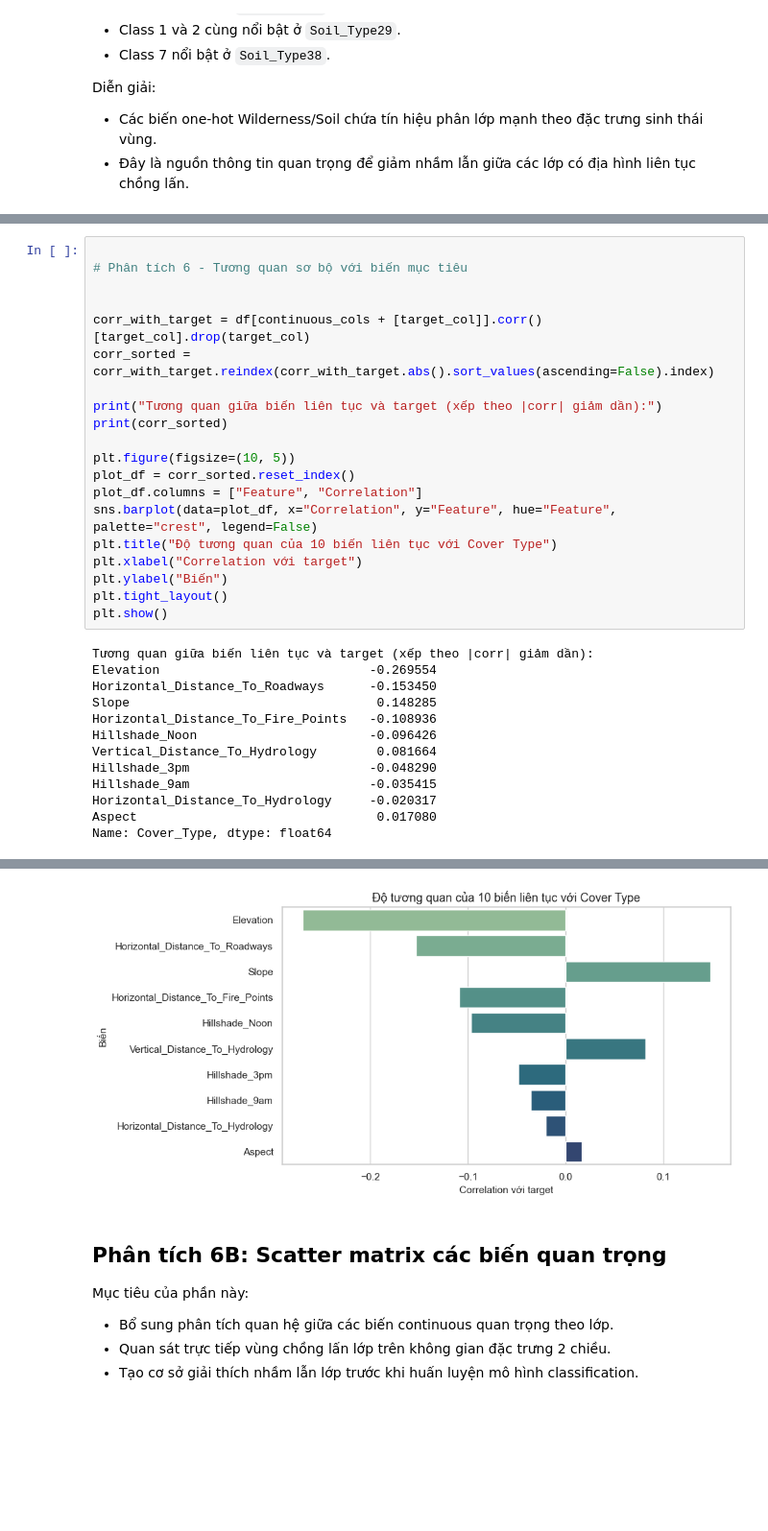
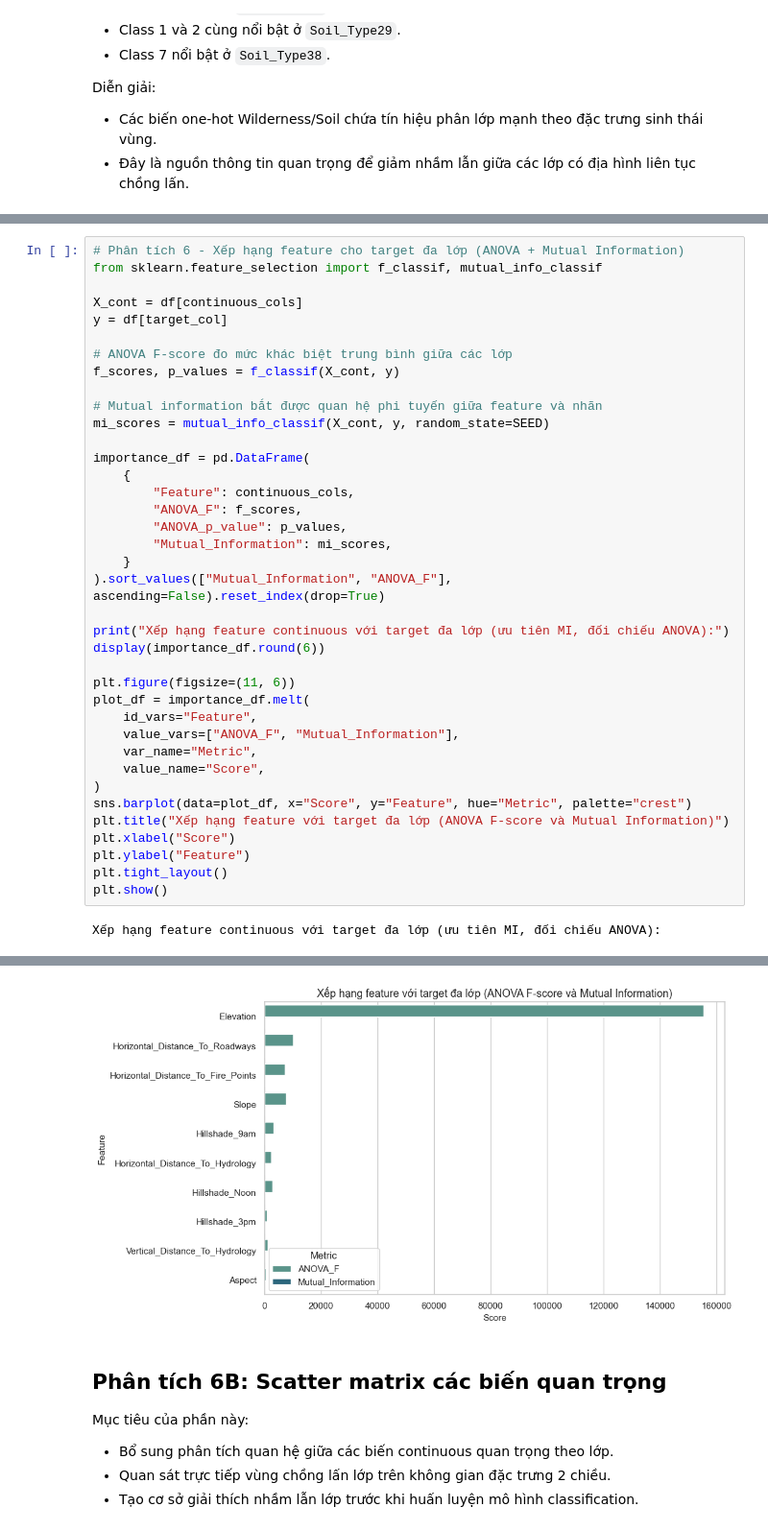
Before and after one commit to nh-atuan/supervised-learning-project, a Jupyter notebook: code/Part2_Classification/eda_preprocessing/01_eda.ipynb, the cells around one changed output, grey strips where cells are left out. Shown at 96% size. Cells and saved outputs as stored; diff of their text form; blank space fills up the shorter version.

```diff
--- a/code/Part2_Classification/eda_preprocessing/01_eda.ipynb
+++ b/code/Part2_Classification/eda_preprocessing/01_eda.ipynb
@@ -493,34 +494,41 @@ Mục tiêu của phần này:
 - Tạo baseline insight trước khi đi vào feature importance từ mô hình.
 # %%
+# Phân tích 6 - Xếp hạng feature cho target đa lớp (ANOVA + Mutual Information)
+from sklearn.feature_selection import f_classif, mutual_info_classif
 
-# Phân tích 6 - Tương quan sơ bộ với biến mục tiêu
+X_cont = df[continuous_cols]
+y = df[target_col]
 
+# ANOVA F-score đo mức khác biệt trung bình giữa các lớp
+f_scores, p_values = f_classif(X_cont, y)
 
-corr_with_target = df[continuous_cols + [target_col]].corr()[target_col].drop(target_col)
-corr_sorted = corr_with_target.reindex(corr_with_target.abs().sort_values(ascending=False).index)
+# Mutual information bắt được quan hệ phi tuyến giữa feature và nhãn
+mi_scores = mutual_info_classif(X_cont, y, random_state=SEED)
 
-print("Tương quan giữa biến liên tục và target (xếp theo |corr| giảm dần):")
-print(corr_sorted)
+importance_df = pd.DataFrame(
+    {
+        "Feature": continuous_cols,
+        "ANOVA_F": f_scores,
+        "ANOVA_p_value": p_values,
+        "Mutual_Information": mi_scores,
+    }
+).sort_values(["Mutual_Information", "ANOVA_F"], ascending=False).reset_index(drop=True)
 
-plt.figure(figsize=(10, 5))
-plot_df = corr_sorted.reset_index()
-plot_df.columns = ["Feature", "Correlation"]
-sns.barplot(data=plot_df, x="Correlation", y="Feature", hue="Feature", palette="crest", legend=False)
-plt.title("Độ tương quan của 10 biến liên tục với Cover Type")
-plt.xlabel("Correlation với target")
-plt.ylabel("Biến")
+print("Xếp hạng feature continuous với target đa lớp (ưu tiên MI, đối chiếu ANOVA):")
+display(importance_df.round(6))
+
+plt.figure(figsize=(11, 6))
+plot_df = importance_df.melt(
+    id_vars="Feature",
+    value_vars=["ANOVA_F", "Mutual_Information"],
+    var_name="Metric",
+    value_name="Score",
+)
+sns.barplot(data=plot_df, x="Score", y="Feature", hue="Metric", palette="crest")
+plt.title("Xếp hạng feature với target đa lớp (ANOVA F-score và Mutual Information)")
+plt.xlabel("Score")
+plt.ylabel("Feature")
 plt.tight_layout()
 plt.show()
 # %% [output]
-Tương quan giữa biến liên tục và target (xếp theo |corr| giảm dần):
-Elevation                            -0.269554
-Horizontal_Distance_To_Roadways      -0.153450
-Slope                                 0.148285
-Horizontal_Distance_To_Fire_Points   -0.108936
-Hillshade_Noon                       -0.096426
-Vertical_Distance_To_Hydrology        0.081664
-Hillshade_3pm                        -0.048290
-Hillshade_9am                        -0.035415
-Horizontal_Distance_To_Hydrology     -0.020317
-Aspect                                0.017080
-Name: Cover_Type, dtype: float64
+Xếp hạng feature continuous với target đa lớp (ưu tiên MI, đối chiếu ANOVA):
@@ -527,4 +546,4 @@ Name: Cover_Type, dtype: float64
-[figure, old version]
+[figure, new version]
 # %% [markdown]
 ## Phân tích 6B: Scatter matrix các biến quan trọng
 
```
Also changed, not shown: parts of 6 cells of this notebook.
